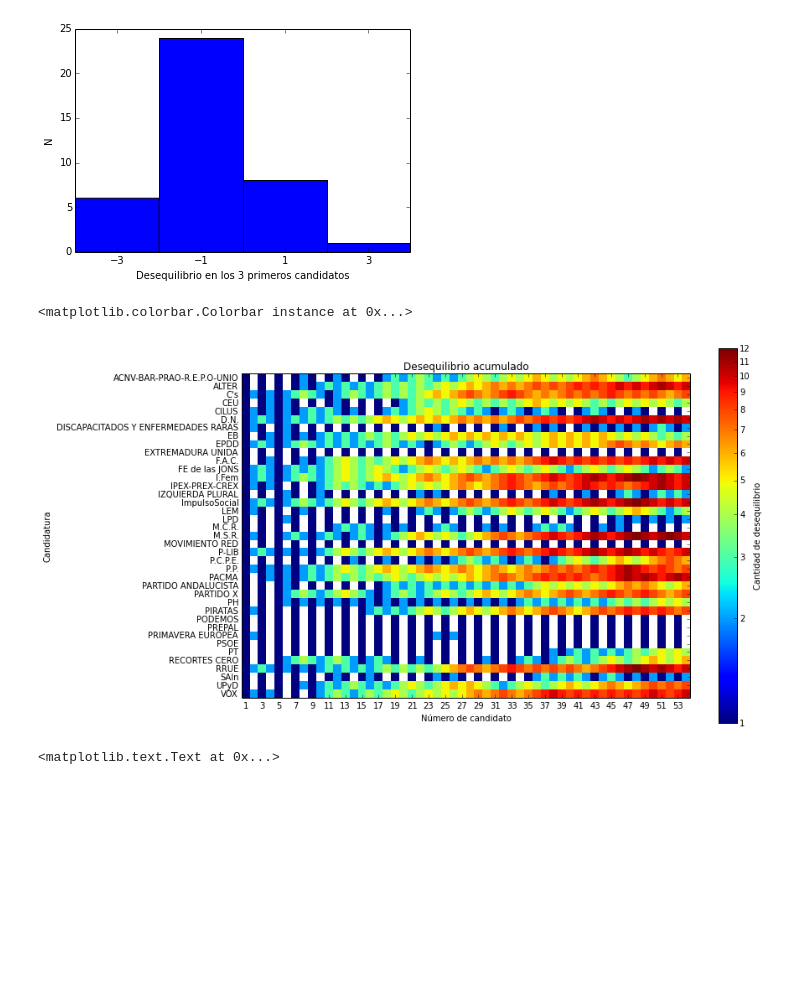
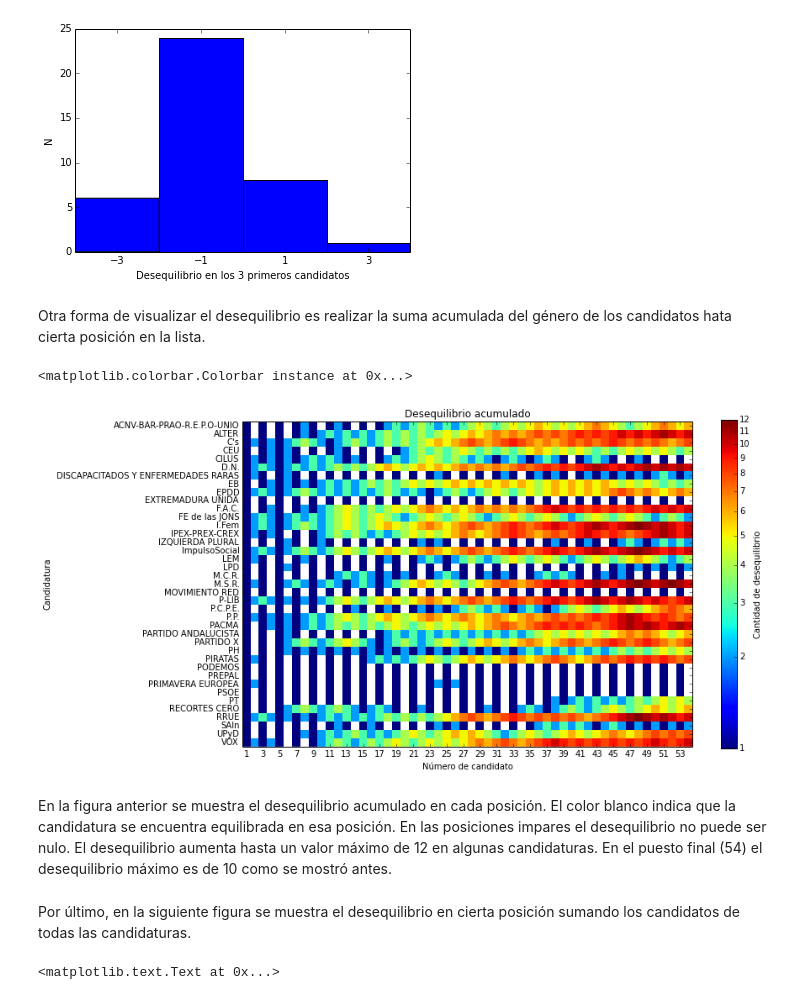
Before and after one commit to nudomarinero/EU2014_ES_gender, a Jupyter notebook: genero_diputados.ipynb, the cells around one changed output. Cells and saved outputs as stored; diff of their text form; code cells hidden in the pictures; blank space fills up the shorter version.

```diff
--- a/genero_diputados.ipynb
+++ b/genero_diputados.ipynb
@@ -69,9 +47,9 @@ genero = data[(~data["suplente"])].pivot(index='siglas', columns='numero', value
 # %%
-rcParams['figure.figsize'] = (12, 8)
+rcParams['figure.figsize'] = (12, 7)
 
 ny, nx = genero.shape
 
-imshow(genero, interpolation="none")
+imshow(genero, interpolation="none", cmap="jet")
 yticks(range(ny), genero.index.values)
 ylabel("Candidatura")
 xticks(np.arange(nx)[::2], genero.columns.values[::2])
@@ -96,0 +67,4 @@ dtype: float64
+# %%
+rcParams['figure.figsize'] = (6, 4)
+genero.sum(axis=0)[0:5][::-1].plot(kind="barh")
+ylabel(u"Número de candidato")
@@ -137,22 +110,28 @@ ylabel("N")
 # %% [output]
 <matplotlib.text.Text at 0x...>
 [figure]
+# %% [markdown]
+Otra forma de visualizar el desequilibrio es realizar la suma acumulada del género de los candidatos hata cierta posición en la lista.
 # %%
-rcParams['figure.figsize'] = (12, 8)
+rcParams['figure.figsize'] = (12, 7)
 imshow(log10(genero.cumsum(axis=1).abs()), interpolation="none")
 title("Desequilibrio acumulado")
 yticks(range(ny), genero.index.values)
 ylabel("Candidatura")
 xticks(np.arange(nx)[::2], genero.columns.values[::2])
 xlabel(u"Número de candidato")
 from matplotlib.ticker import FuncFormatter
 t = log10(np.arange(12+1))
 def ffunc(a, b):
     return "%1.0f"%10**a
 colorbar(ticks=t, format=FuncFormatter(ffunc), label="Cantidad de desequilibrio")
 # %% [output]
 <matplotlib.colorbar.Colorbar instance at 0x...>
-[figure, old version]
+[figure, new version]
+# %% [markdown]
+En la figura anterior se muestra el desequilibrio acumulado en cada posición. El color blanco indica que la candidatura se encuentra equilibrada en esa posición. En las posiciones impares el desequilibrio no puede ser nulo. El desequilibrio aumenta hasta un valor máximo de 12 en algunas candidaturas. En el puesto final (54) el desequilibrio máximo es de 10 como se mostró antes.
+# %% [markdown]
+Por último, en la siguiente figura se muestra el desequilibrio en cierta posición sumando los candidatos de todas las candidaturas.
 # %%
 rcParams['figure.figsize'] = (6, 4)
 genero.sum(axis=0).cumsum().plot()
```
Also changed, not shown: parts of 31 cells of this notebook.
